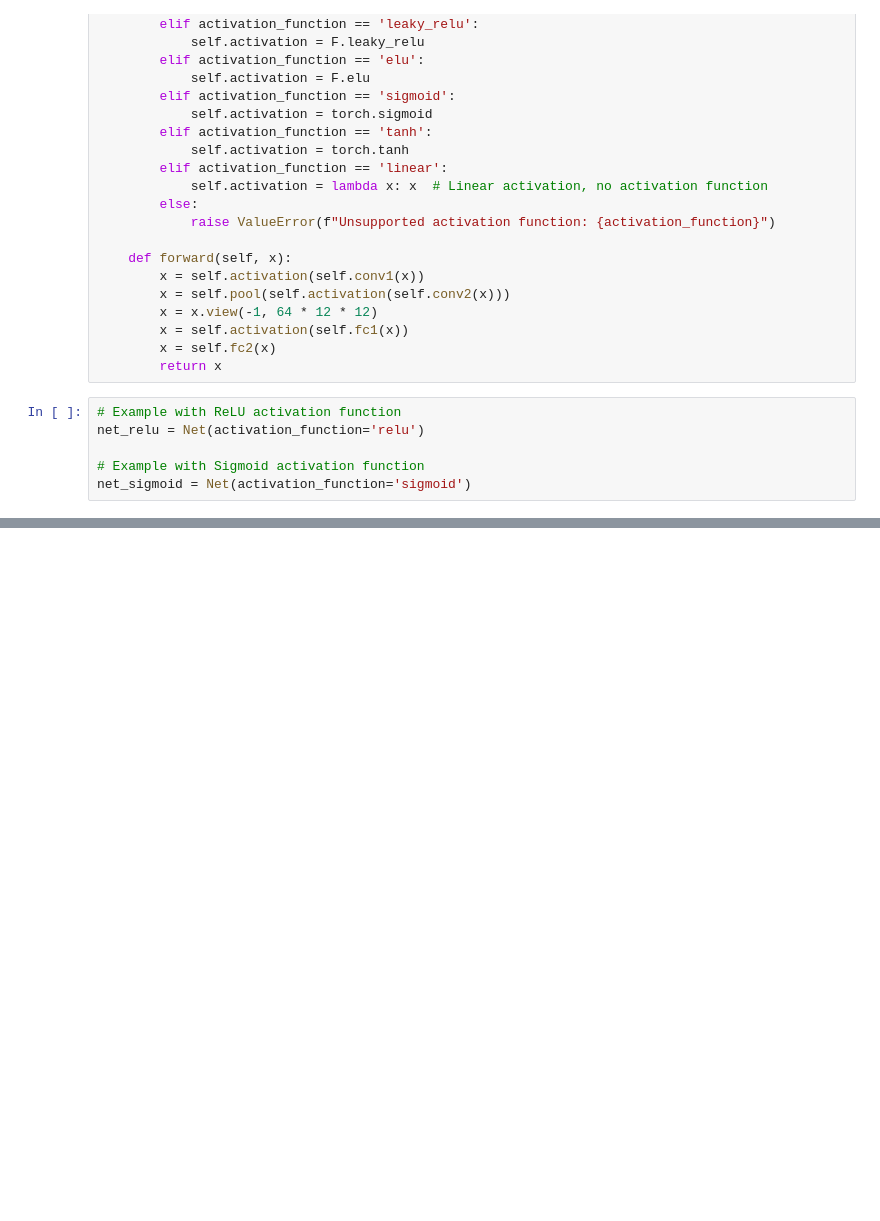
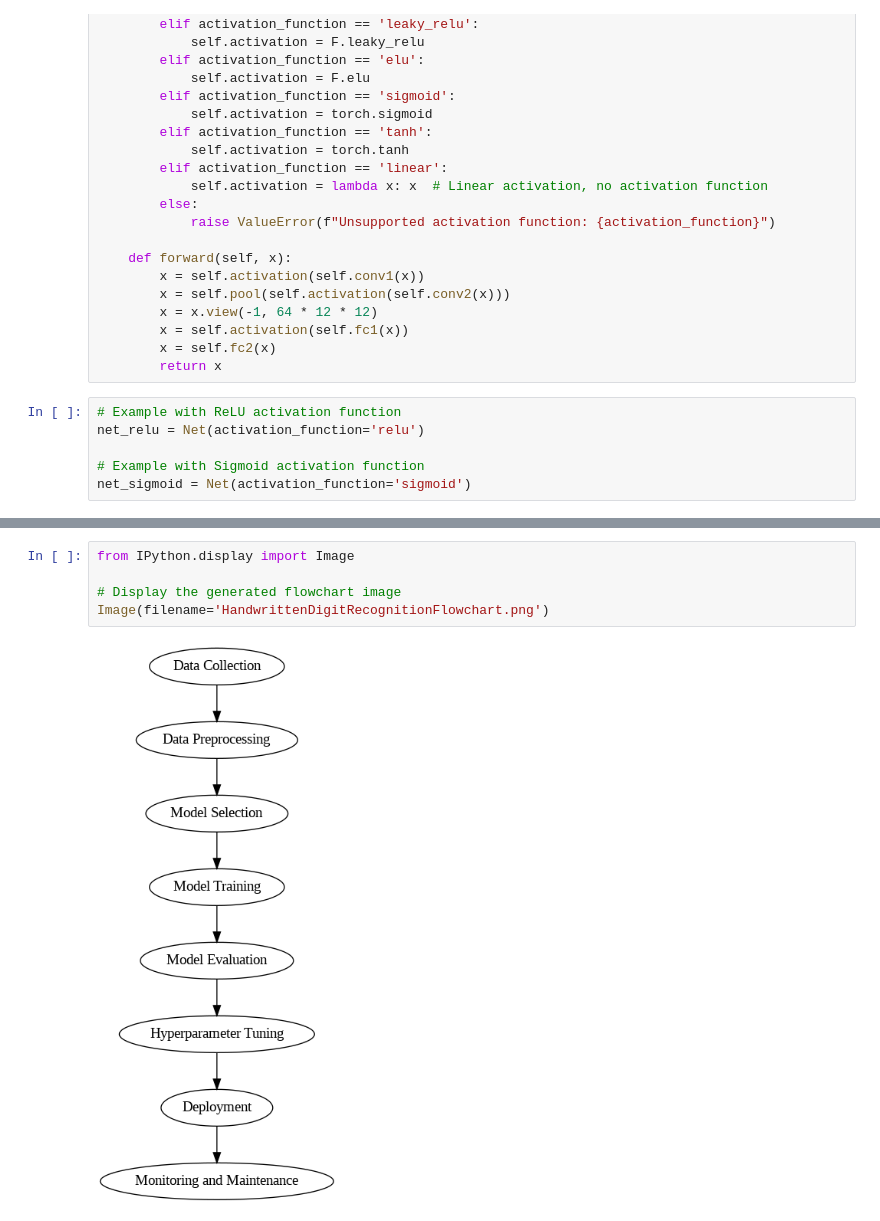
Before and after one commit to avi78/Handwritten_digits_recognition, a Jupyter notebook: AI_ML_Handwritten_digits.ipynb, the cells around one changed output, grey strips where cells are left out. Saved outputs shown, nothing was run; the diff lists cells and outputs as text; blank space fills up the shorter version.

```diff
--- a/AI_ML_Handwritten_digits.ipynb
+++ b/AI_ML_Handwritten_digits.ipynb
@@ -602,0 +1007,7 @@ NameError: name 'results' is not defined
+# %%
+from IPython.display import Image
+
+# Display the generated flowchart image
+Image(filename='HandwrittenDigitRecognitionFlowchart.png')
+# %% [output]
+[figure, added]
```
Also changed, not shown: parts of 11 cells of this notebook.
